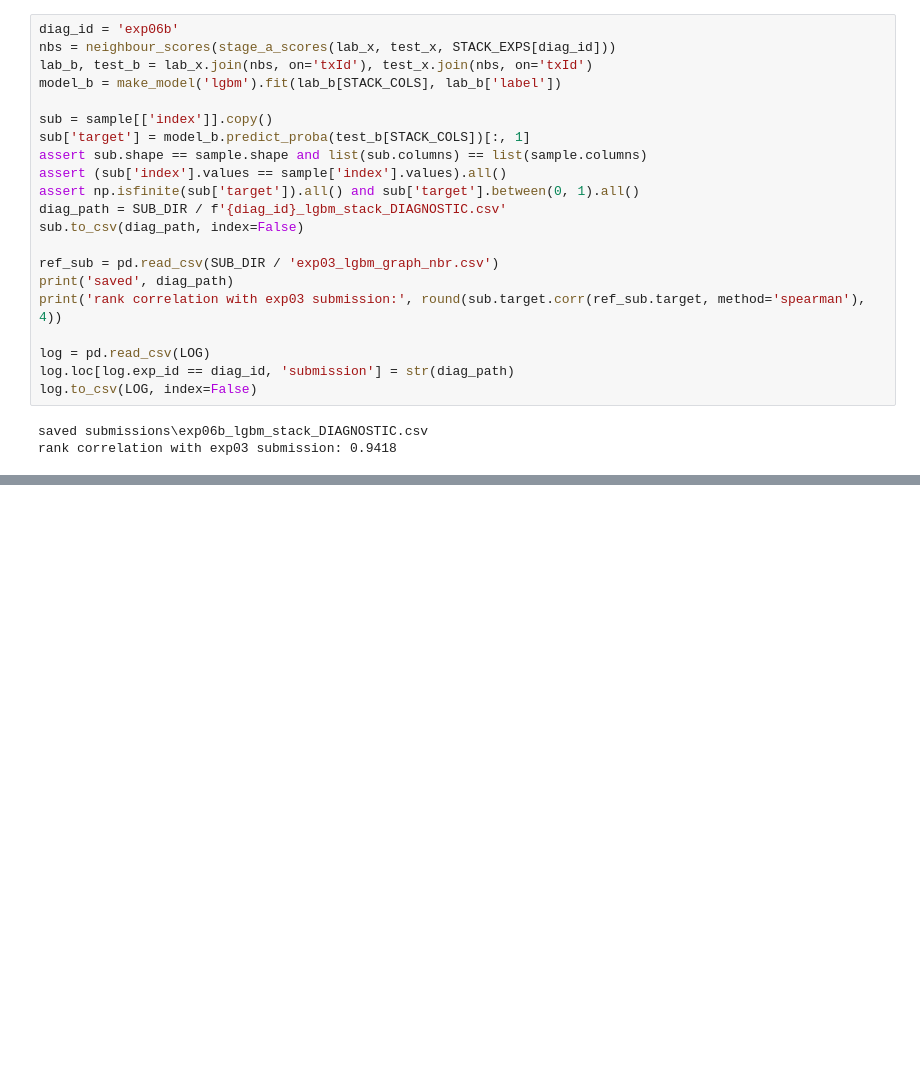
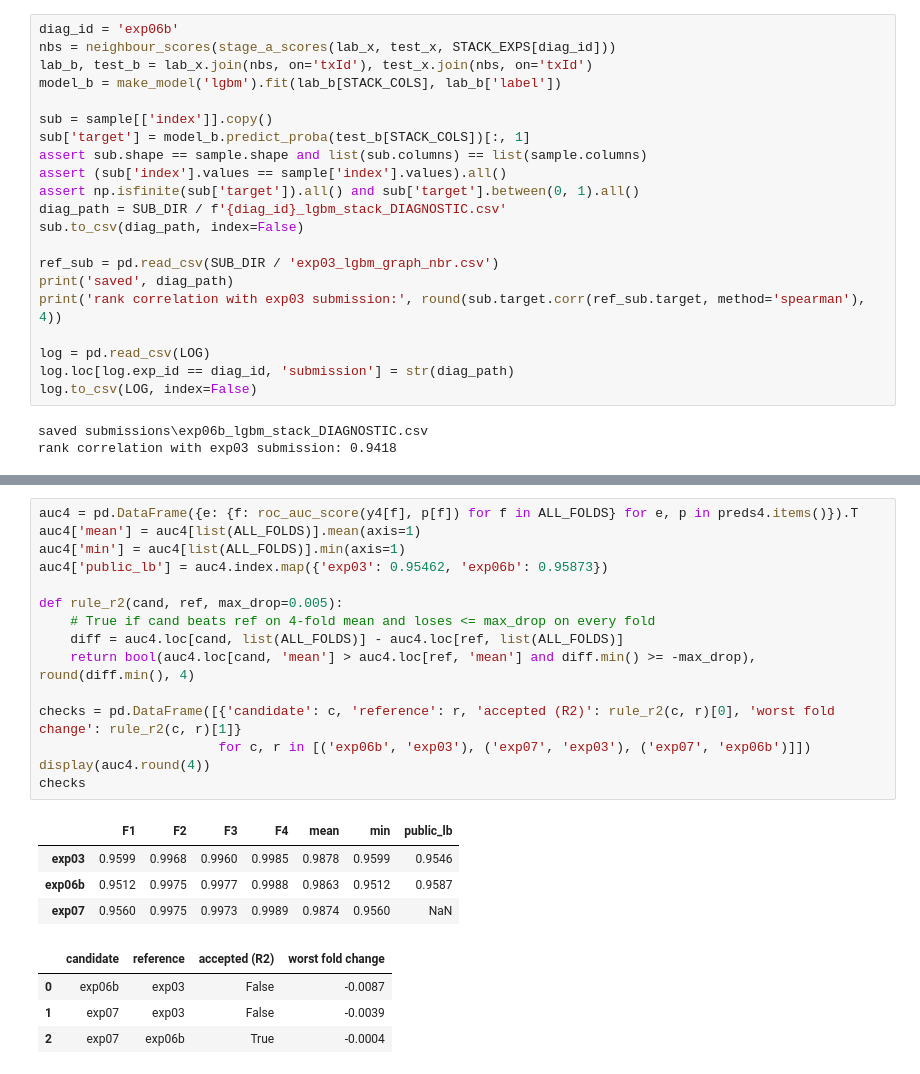
Before and after one commit to tanbeng123/bt4012-e1139091-kaggle-2026, a Jupyter notebook: bt4012_solution.ipynb, the cells around one changed output, grey strips where cells are left out. Cells and saved outputs as stored; diff of their text form; blank space fills up the shorter version.

```diff
--- a/bt4012_solution.ipynb
+++ b/bt4012_solution.ipynb
@@ -624,0 +691,24 @@ rank correlation with exp03 submission: 0.9418
+# %%
+auc4 = pd.DataFrame({e: {f: roc_auc_score(y4[f], p[f]) for f in ALL_FOLDS} for e, p in preds4.items()}).T
+auc4['mean'] = auc4[list(ALL_FOLDS)].mean(axis=1)
+auc4['min'] = auc4[list(ALL_FOLDS)].min(axis=1)
+auc4['public_lb'] = auc4.index.map({'exp03': 0.95462, 'exp06b': 0.95873})
+
+def rule_r2(cand, ref, max_drop=0.005):
+    # True if cand beats ref on 4-fold mean and loses <= max_drop on every fold
+    diff = auc4.loc[cand, list(ALL_FOLDS)] - auc4.loc[ref, list(ALL_FOLDS)]
+    return bool(auc4.loc[cand, 'mean'] > auc4.loc[ref, 'mean'] and diff.min() >= -max_drop), round(diff.min(), 4)
+
+checks = pd.DataFrame([{'candidate': c, 'reference': r, 'accepted (R2)': rule_r2(c, r)[0], 'worst fold change': rule_r2(c, r)[1]}
+                       for c, r in [('exp06b', 'exp03'), ('exp07', 'exp03'), ('exp07', 'exp06b')]])
+display(auc4.round(4))
+checks
+# %% [output]
+|  | F1 | F2 | F3 | F4 | mean | min | public_lb |
+| exp03 | 0.9599 | 0.9968 | 0.9960 | 0.9985 | 0.9878 | 0.9599 | 0.9546 |
+| exp06b | 0.9512 | 0.9975 | 0.9977 | 0.9988 | 0.9863 | 0.9512 | 0.9587 |
+| exp07 | 0.9560 | 0.9975 | 0.9973 | 0.9989 | 0.9874 | 0.9560 | NaN |
+|  | candidate | reference | accepted (R2) | worst fold change |
+| 0 | exp06b | exp03 | False | -0.0087 |
+| 1 | exp07 | exp03 | False | -0.0039 |
+| 2 | exp07 | exp06b | True | -0.0004 |
```
Also changed, not shown: parts of 10 cells of this notebook, 2 other files.
